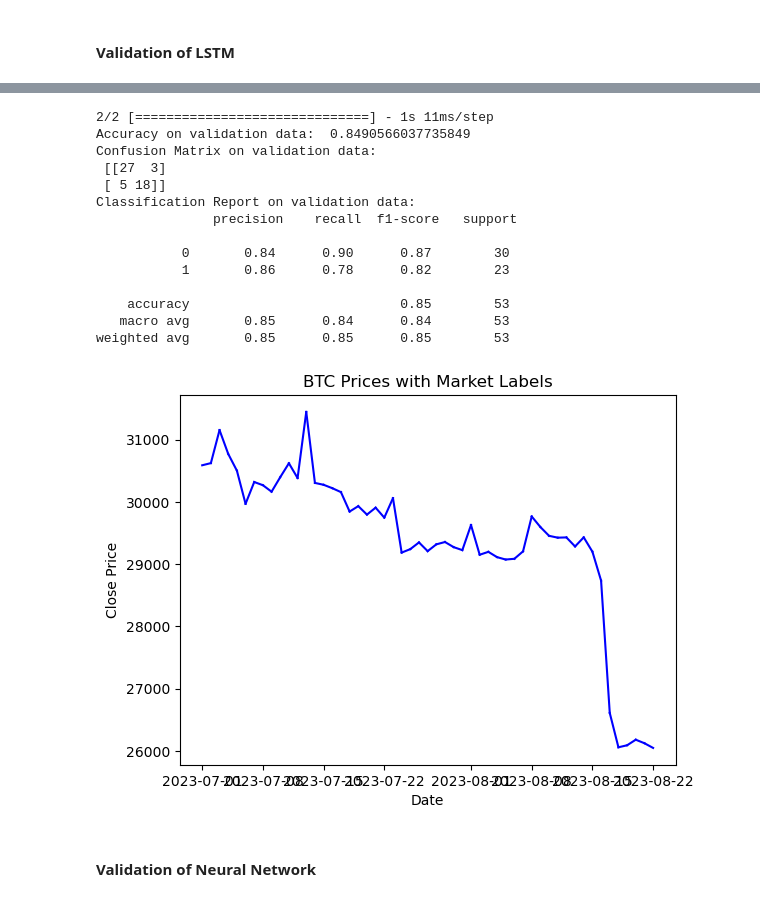
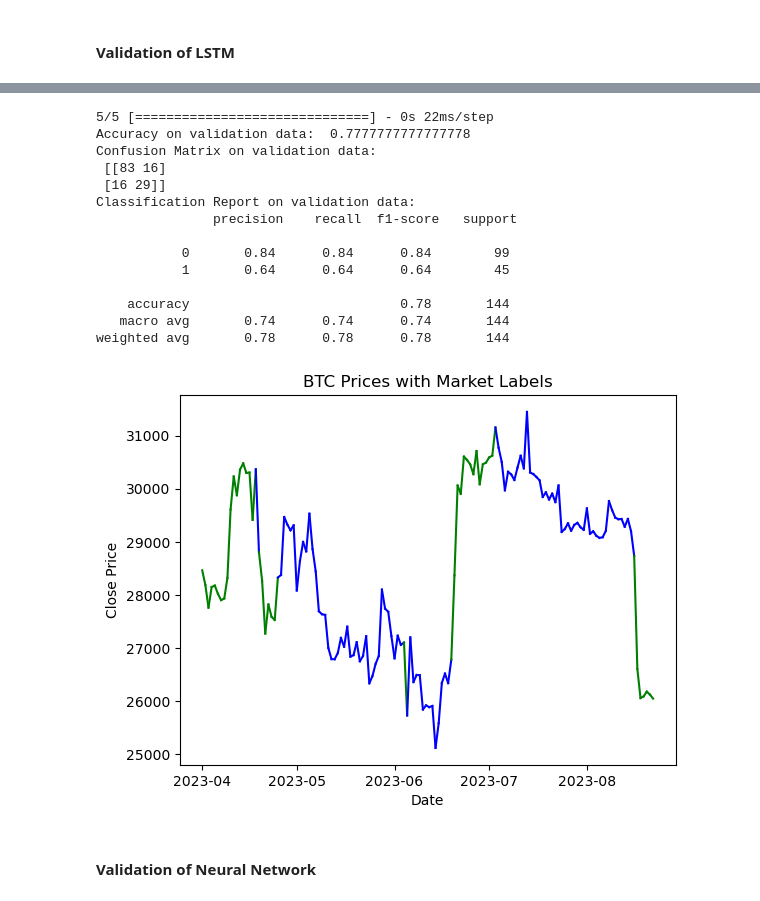
Before and after one commit to v3232/Project-2team-4, a Jupyter notebook: bitcoin_classifier.ipynb, the cells around one changed output, grey strips where cells are left out. Cells and saved outputs as stored; diff of their text form; code cells hidden in the pictures.

```diff
--- a/bitcoin_classifier.ipynb
+++ b/bitcoin_classifier.ipynb
@@ -410,31 +416,5 @@ Test Accuracy: 0.8504201769828796
 # %% [markdown]
 ## Backtesting Strategy
-# %%
-#add backtesting with strategy
-df = pd.read_csv("./bitcoin_2010-07-24_2023-08-23.csv")
-df['Start']=pd.to_datetime(df['Start'])
-df.set_index('Start',inplace=True)
-df.sort_index(ascending=True,inplace=True)
-df.drop('End',axis=1,inplace=True)
-
-df = get_ta(df)
-df = label_market(df,2)
-
-X = df.drop(columns=["MarketLabel"])
-y = df["MarketLabel"]
-
-split_date = pd.Timestamp('2022-01-01')
-validation_date = pd.Timestamp('2023-07-01')
-# Training data up to end of 2021
-X_train = X.loc[:split_date]
-y_train = y.loc[:split_date]
-
-# Test data starting from 2022 to 2023-July
-X_test = X.loc[split_date:validation_date]
-y_test = y.loc[split_date:validation_date]
-
-X_validation = X.loc[validation_date:]
-y_validation = y.loc[validation_date:]
 # %%
 def plot_colored_market_trends_1(df,predictions):
     fig, ax = plt.subplots()
@@ -639,28 +561,31 @@ Epoch 50/50
 # %%
-lstm_validation_pred = lstm_model.predict(X_validation_scaled)
+lstm_validation_pred = lstm.predict(X_validation_scaled)
+#display(lstm_validation_pred[0:101])
+#lstm_validation_pred[-5:-1]
+lstm_validation_pred =  np.where(lstm_validation_pred > 0.35, 1, 0).ravel()
 
-print("Accuracy on validation data: ", accuracy_score(y_validation, rf_validation_pred))
-print("Confusion Matrix on validation data: \n", confusion_matrix(y_validation, rf_validation_pred))
-print("Classification Report on validation data: \n", classification_report(y_validation, rf_validation_pred))
+print("Accuracy on validation data: ", accuracy_score(y_validation, lstm_validation_pred))
+print("Confusion Matrix on validation data: \n", confusion_matrix(y_validation, lstm_validation_pred))
+print("Classification Report on validation data: \n", classification_report(y_validation, lstm_validation_pred))
 # %% [output]
-2/2 [==============================] - 1s 11ms/step
-Accuracy on validation data:  0.8490566037735849
+5/5 [==============================] - 0s 22ms/step
+Accuracy on validation data:  0.7777777777777778
 Confusion Matrix on validation data:
- [[27  3]
- [ 5 18]]
+ [[83 16]
+ [16 29]]
 Classification Report on validation data:
                precision    recall  f1-score   support
 
-           0       0.84      0.90      0.87        30
-           1       0.86      0.78      0.82        23
+           0       0.84      0.84      0.84        99
+           1       0.64      0.64      0.64        45
 
-    accuracy                           0.85        53
-   macro avg       0.85      0.84      0.84        53
-weighted avg       0.85      0.85      0.85        53
+    accuracy                           0.78       144
+   macro avg       0.74      0.74      0.74       144
+weighted avg       0.78      0.78      0.78       144
 # %%
 #validation plot for lstm model
-plot_colored_market_trends_1(df['2023-07-01':],lstm_validation_pred)
+plot_colored_market_trends_1(df[validation_date:],lstm_validation_pred)
 # %% [output]
-[figure, old version]
+[figure, new version]
 # %% [markdown]
 #### Validation of Neural Network
```
Also changed, not shown: parts of 32 cells of this notebook.
